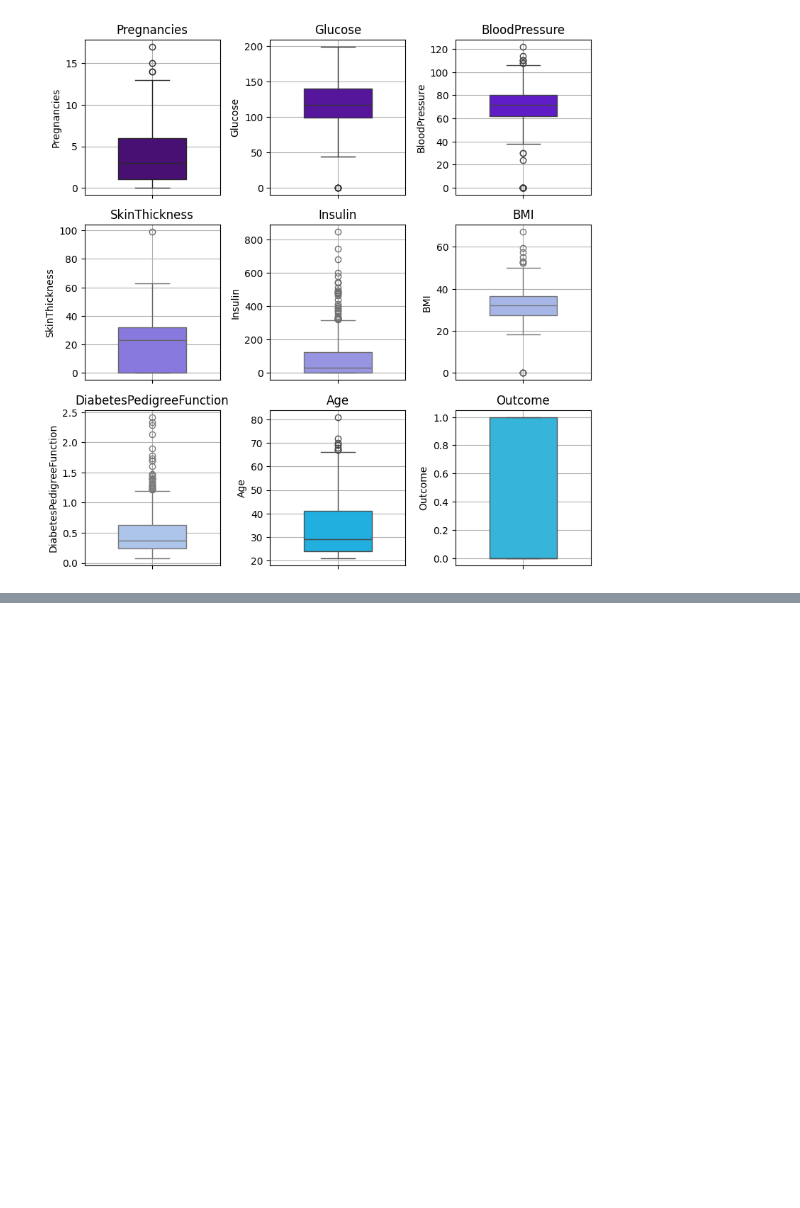
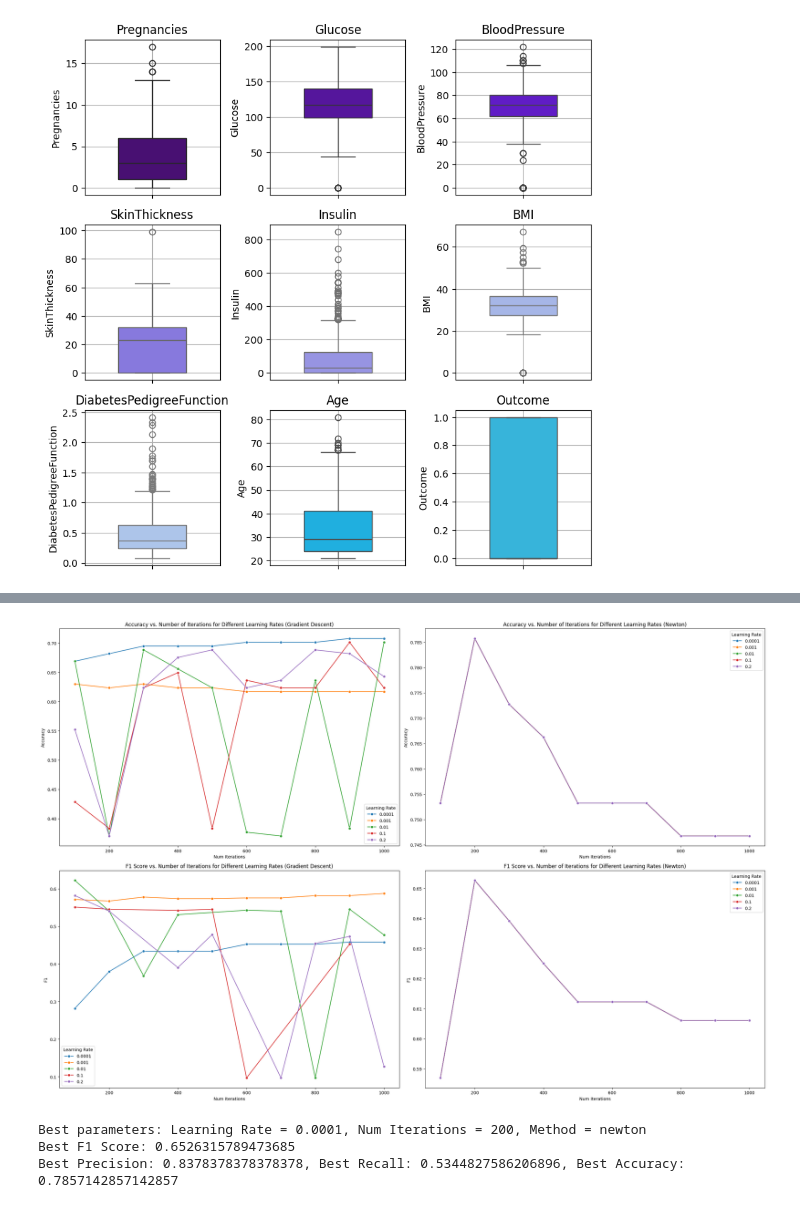
Before and after one commit to svinoczarITMO/s5-ais-lab6, a Jupyter notebook: solytion.ipynb, the cells around one changed output, grey strips where cells are left out. Saved outputs shown, nothing was run; the diff lists cells and outputs as text; code cells hidden in the pictures; blank space fills up the shorter version.

```diff
--- a/solytion.ipynb
+++ b/solytion.ipynb
@@ -50,0 +53,16 @@ plt.show()
+# %%
+def train_test_split(X, y, test_size=0.2, random_state=42):
+    np.random.seed(random_state)
+    indices = np.arange(X.shape[0])
+    np.random.shuffle(indices)
+    split_index = int((1 - test_size) * X.shape[0])
+    train_indices = indices[:split_index]
+    test_indices = indices[split_index:]
+    X_train, X_test = X.iloc[train_indices], X.iloc[test_indices]
+    y_train, y_test = y.iloc[train_indices], y.iloc[test_indices]
+    return X_train, X_test, y_train, y_test
+
+# Разделение данных на обучающую и тестовую выборки
+X = df.drop(columns=['Outcome'])
+y = df['Outcome']
+X_train, X_test, y_train, y_test = train_test_split(X, y, test_size=0.2, random_state=42)
@@ -50,0 +197,4 @@ plt.show()
+# %%
+newton_results = results_df[results_df['Method'] == 'newton']
+# newton_results = newton_results[newton_results['Learning Rate'] != 0.2]
+newton_results.head()
@@ -50,0 +208,30 @@ plt.show()
+# %%
+# Визуализация результатов для Accuracy
+fig, axes = plt.subplots(2, 2, figsize=(24, 16))
+
+sns.lineplot(data=results_df[results_df['Method'] == 'gradient_descent'], x='Num Iterations', y='Accuracy', hue='Learning Rate', marker='o', palette='tab10', ax=axes[0, 0])
+axes[0, 0].set_title('Accuracy vs. Number of Iterations for Different Learning Rates (Gradient Descent)')
+
+sns.lineplot(data=newton_results, x='Num Iterations', y='Accuracy', hue='Learning Rate', marker='o', palette='tab10', ax=axes[0, 1])
+axes[0, 1].set_title('Accuracy vs. Number of Iterations for Different Learning Rates (Newton)')
+
+# Визуализация результатов для F1-Score
+sns.lineplot(data=results_df[results_df['Method'] == 'gradient_descent'], x='Num Iterations', y='F1', hue='Learning Rate', marker='o', palette='tab10', ax=axes[1, 0])
+axes[1, 0].set_title('F1 Score vs. Number of Iterations for Different Learning Rates (Gradient Descent)')
+
+sns.lineplot(data=newton_results, x='Num Iterations', y='F1', hue='Learning Rate', marker='o', palette='tab10', ax=axes[1, 1])
+axes[1, 1].set_title('F1 Score vs. Number of Iterations for Different Learning Rates (Newton)')
+
+plt.tight_layout()
+plt.show()
+
+# Выводы
+best_params = results_df.loc[results_df['F1'].idxmax()]
+print(f"Best parameters: Learning Rate = {best_params['Learning Rate']}, Num Iterations = {best_params['Num Iterations']}, Method = {best_params['Method']}")
+print(f"Best F1 Score: {best_params['F1']}")
+print(f"Best Precision: {best_params['Precision']}, Best Recall: {best_params['Recall']}, Best Accuracy: {best_params['Accuracy']}")
+# %% [output]
+[figure, added]
+Best parameters: Learning Rate = 0.0001, Num Iterations = 200, Method = newton
+Best F1 Score: 0.6526315789473685
+Best Precision: 0.8378378378378378, Best Recall: 0.5344827586206896, Best Accuracy: 0.7857142857142857
```
Also changed, not shown: parts of 8 cells of this notebook.
